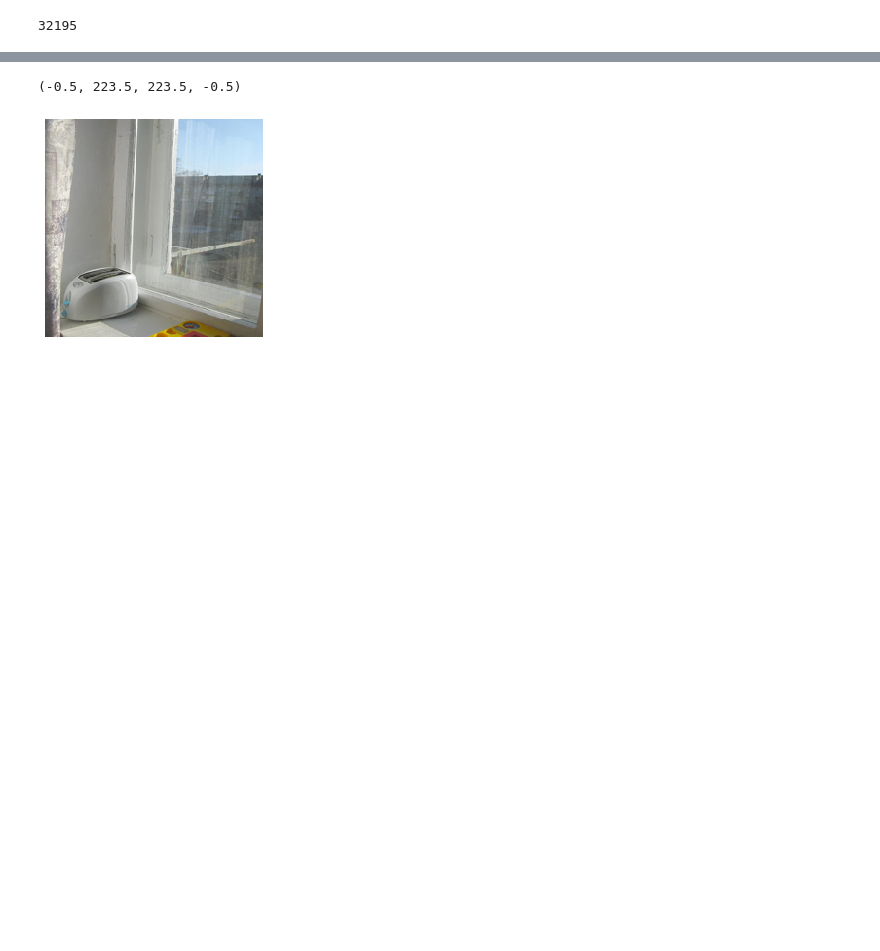
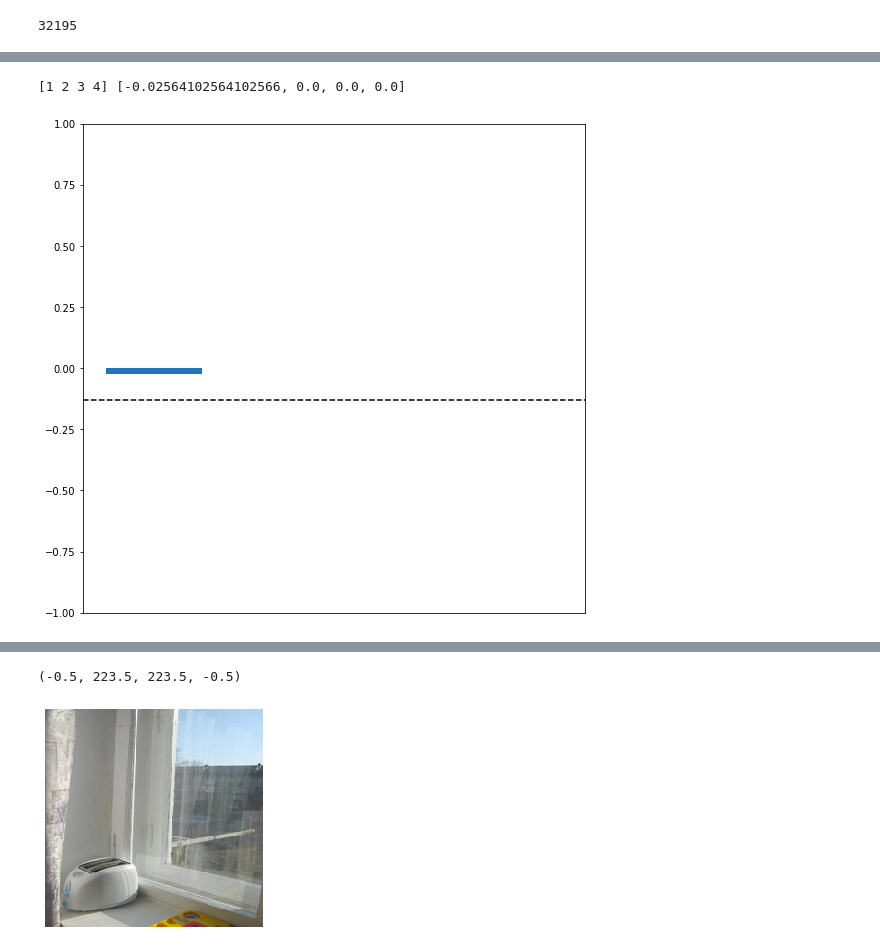
Before and after one commit to SNaGLab/Cognitive-Parcellation, a Jupyter notebook: code/experiments/keras_models_step_3.ipynb, the cells around one changed output, grey strips where cells are left out. Drawn from its saved outputs; the diff is of its cells as text; code cells hidden in the pictures; blank space fills up the shorter version.

```diff
--- a/code/experiments/keras_models_step_3.ipynb
+++ b/code/experiments/keras_models_step_3.ipynb
@@ -1021,3 +1021,20 @@ print(X,Y)
+# %%
+X = np.arange(1,5)
+Y =[]
+for item in [-0.02564102564102566,0.,0.,0.0]:
+    Y.append(item)
+
+plt.figure(figsize=((9,9)))
+plt.axhline(y= -0.1282051282051283 , color='black', linestyle='--')
+plt.ylim([-1,1])
+plt.xticks([])
+#plt.xticks(X,('Cluster','LRP-Z','Gradient','LRPPrestFlatA'))
+plt.bar(X,Y)
+print(X,Y)
+plt.savefig('../../results/lesion_animate_lrp.png', type='png', dpi=500)
+# %% [output]
+[1 2 3 4] [-0.02564102564102566, 0.0, 0.0, 0.0]
+[figure, added]
 # %%
 X = np.arange(1,3)
 Y =[]
```
Also changed, not shown: parts of 9 cells of this notebook, 18 other files.
